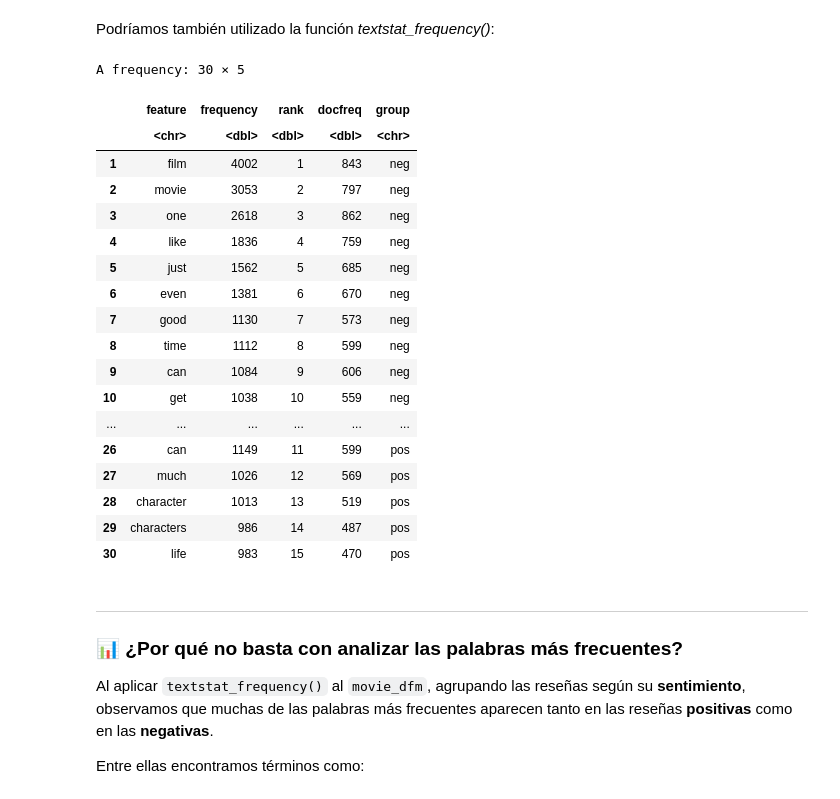
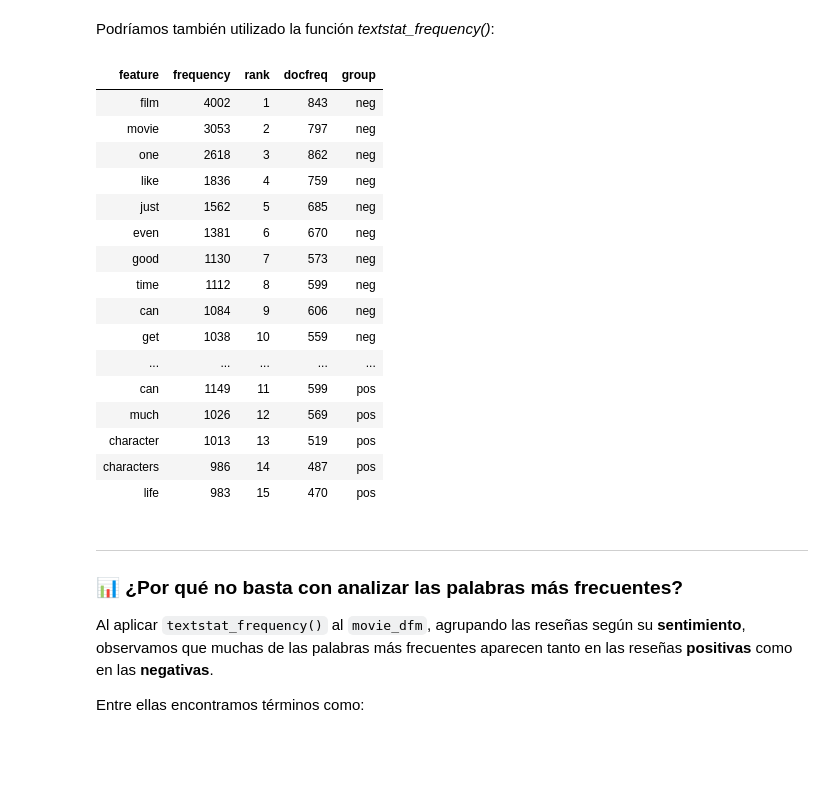
Before and after one commit to fdiaz1968/NLP, a Jupyter notebook: docs/clases/Unidad_4a_Keyness_Dispersion_Quanteda.ipynb, the cells around one changed output. Drawn from its saved outputs; the diff is of its cells as text; code cells hidden in the pictures; blank space fills up the shorter version.

```diff
--- a/docs/clases/Unidad_4a_Keyness_Dispersion_Quanteda.ipynb
+++ b/docs/clases/Unidad_4a_Keyness_Dispersion_Quanteda.ipynb
@@ -276,3 +277,35 @@ A data.frame: 20 × 7
 | 18 | cv017_23487.txt | 366 | 800 | 11 | neg | cv017 | 23487 |
 | 19 | cv018_21672.txt | 249 | 504 | 5 | neg | cv018 | 21672 |
 | 20 | cv019_16117.txt | 326 | 845 | 5 | neg | cv019 | 16117 |
+# %%
+library(IRdisplay)
+
+# Muestra la tabla completa (sin truncar filas) dentro de una ventana de
+# altura fija.
+# La altura por defecto (500px) deja ver ~20 filas antes de necesitar scroll.
+
+show_table <- function(df, height = "500px") {
+  tabla_html <- knitr::kable(df, format = "html")
+
+  display_html(paste0(
+    '<div style="max-height:', height, '; overflow:auto; border:1px solid #ddd; padding:4px;">',
+    tabla_html,
+    "</div>"
+  ))
+}
+
+# Muestra texto largo (p. ej. una reseña completa) dentro de la misma
+# ventana con scroll. Escapa &, < y > para que el HTML no se rompa si
+# el texto los contiene.
+show_text <- function(x, height = "400px") {
+  txt <- paste(capture.output(cat(x)), collapse = "\n")
+  txt <- gsub("&", "&amp;", txt, fixed = TRUE)
+  txt <- gsub("<", "&lt;", txt, fixed = TRUE)
+  txt <- gsub(">", "&gt;", txt, fixed = TRUE)
+
+  display_html(paste0(
+    '<div style="max-height:', height, '; overflow:auto; border:1px solid #ddd; padding:8px; white-space:pre-wrap; font-family:monospace;">',
+    txt,
+    "</div>"
+  ))
+}
@@ -502,27 +538,25 @@ print(topfeatures(neg_dfm, 15))
 # %% [markdown]
 Podríamos también utilizado la función *textstat_frequency()*:
 # %%
-textstat_frequency(movie_dfm, n = 15, groups = sentiment)
+textstat_frequency(movie_dfm, n = 15, groups = sentiment) |> show_table()
 # %% [output]
-A frequency: 30 × 5
-|  | feature | frequency | rank | docfreq | group |
-|  | <chr> | <dbl> | <dbl> | <dbl> | <chr> |
-| 1 | film | 4002 | 1 | 843 | neg |
-| 2 | movie | 3053 | 2 | 797 | neg |
-| 3 | one | 2618 | 3 | 862 | neg |
-| 4 | like | 1836 | 4 | 759 | neg |
-| 5 | just | 1562 | 5 | 685 | neg |
-| 6 | even | 1381 | 6 | 670 | neg |
-| 7 | good | 1130 | 7 | 573 | neg |
-| 8 | time | 1112 | 8 | 599 | neg |
-| 9 | can | 1084 | 9 | 606 | neg |
-| 10 | get | 1038 | 10 | 559 | neg |
-| ... | ... | ... | ... | ... | ... |
-| 26 | can | 1149 | 11 | 599 | pos |
-| 27 | much | 1026 | 12 | 569 | pos |
-| 28 | character | 1013 | 13 | 519 | pos |
-| 29 | characters | 986 | 14 | 487 | pos |
-| 30 | life | 983 | 15 | 470 | pos |
+| feature | frequency | rank | docfreq | group |
+| film | 4002 | 1 | 843 | neg |
+| movie | 3053 | 2 | 797 | neg |
+| one | 2618 | 3 | 862 | neg |
+| like | 1836 | 4 | 759 | neg |
+| just | 1562 | 5 | 685 | neg |
+| even | 1381 | 6 | 670 | neg |
+| good | 1130 | 7 | 573 | neg |
+| time | 1112 | 8 | 599 | neg |
+| can | 1084 | 9 | 606 | neg |
+| get | 1038 | 10 | 559 | neg |
+| ... | ... | ... | ... | ... |
+| can | 1149 | 11 | 599 | pos |
+| much | 1026 | 12 | 569 | pos |
+| character | 1013 | 13 | 519 | pos |
+| characters | 986 | 14 | 487 | pos |
+| life | 983 | 15 | 470 | pos |
 # %% [markdown]
 ---
 ### 📊 ¿Por qué no basta con analizar las palabras más frecuentes?
```
Also changed, not shown: parts of 18 cells of this notebook.
